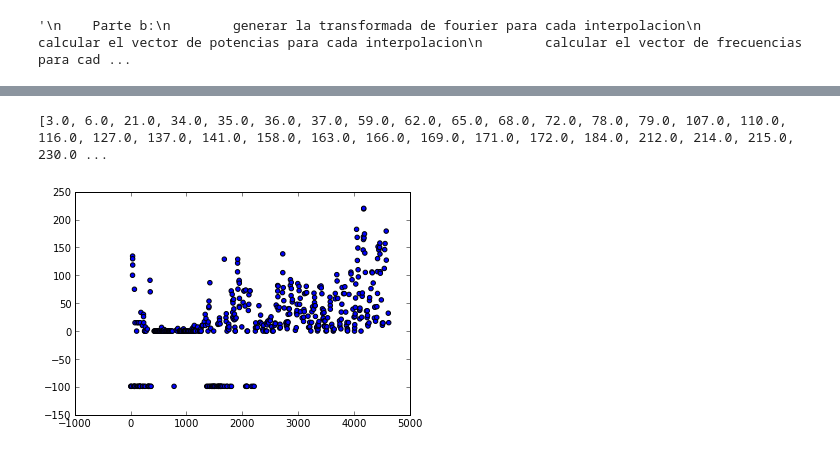
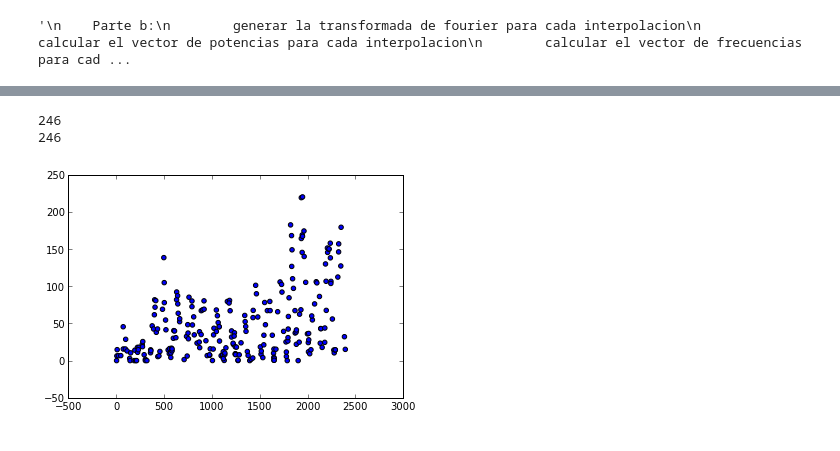
Before and after one commit to MateoJimenez19/Tarea_5-, a Jupyter notebook: Tarea5_2.ipynb, the cells around one changed output, grey strips where cells are left out. Drawn from its saved outputs; the diff is of its cells as text; code cells hidden in the pictures.

```diff
--- a/Tarea5_2.ipynb
+++ b/Tarea5_2.ipynb
@@ -75,13 +57,20 @@ plot(x_true,f2(x_true))
+# %%
+#eliminamos el periodo inicial donde hay muchos años sin datos
+datos2 = []
+for i in range(252,498):
+    datos2.append(datos[i])
 # %%
-n = 498
+n = 246
 x = []
 y = []
 for i in range(n):
-    x.append(((datos[i][0]-1610)*12)+datos[i][1])
-    y.append(datos[i][3])
+    x.append(((datos2[i][0]-1796)*12)+datos[i][1])
+    y.append(datos2[i][3])
 
 scatter (x,y)
-print x
+print size (x)
+print size (y)
 # %% [output]
-[3.0, 6.0, 21.0, 34.0, 35.0, 36.0, 37.0, 59.0, 62.0, 65.0, 68.0, 72.0, 78.0, 79.0, 107.0, 110.0, 116.0, 127.0, 137.0, 141.0, 158.0, 163.0, 166.0, 169.0, 171.0, 172.0, 184.0, 212.0, 214.0, 215.0, 230.0 ...
+246
+246
-[figure, old version]
+[figure, new version]
```
Also changed, not shown: parts of 9 cells of this notebook.
